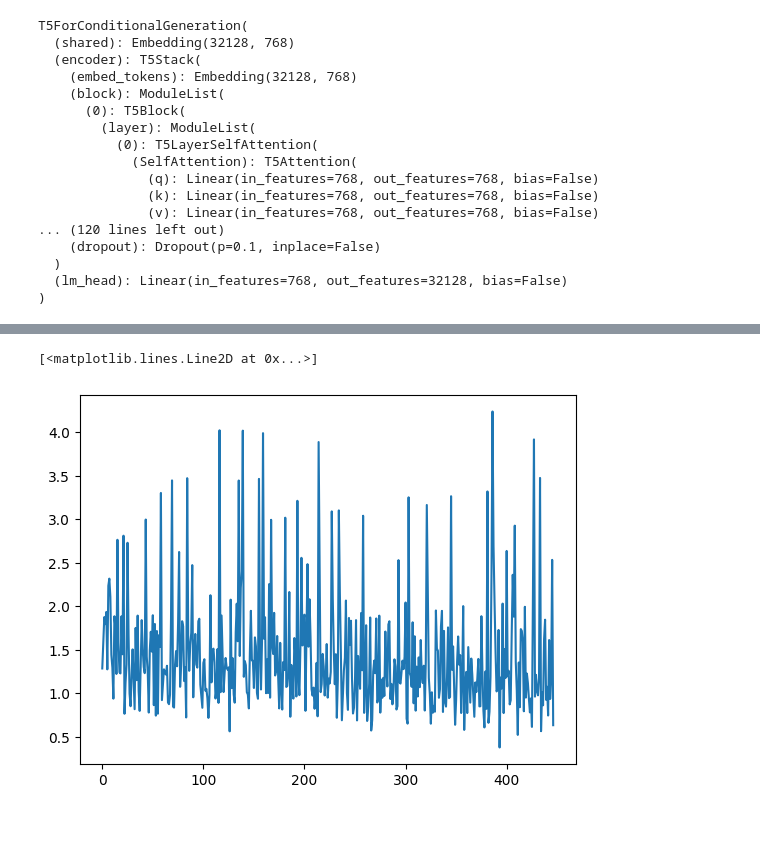
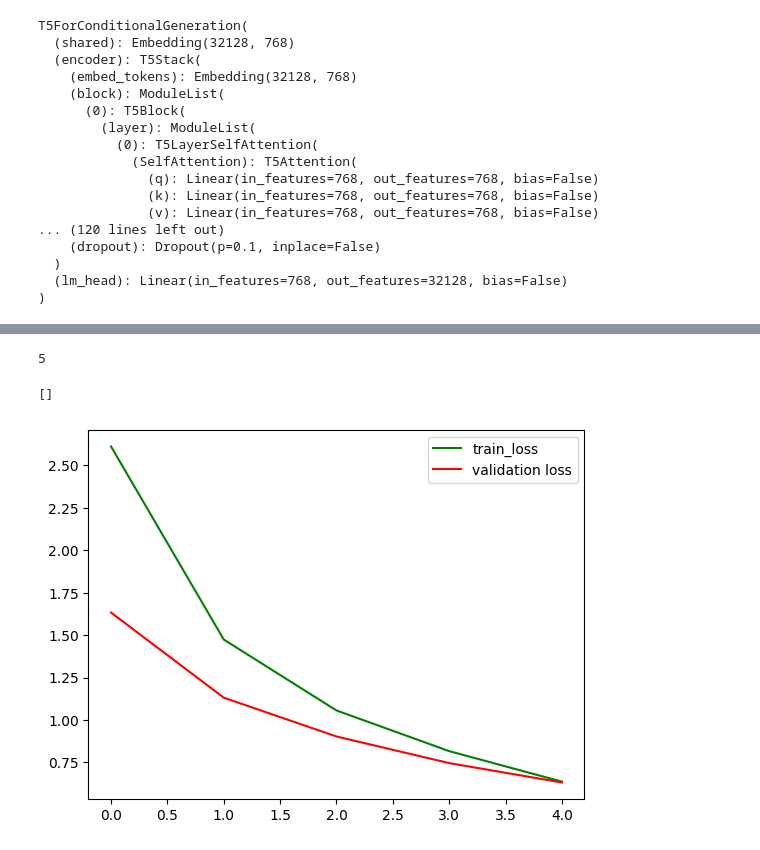
Before and after one commit to ChaitaliV/IITDelhi-RA, a Jupyter notebook: basic_model.ipynb, the cells around one changed output, grey strips where cells are left out. Cells and saved outputs as stored; diff of their text form; code cells hidden in the pictures.

```diff
--- a/basic_model.ipynb
+++ b/basic_model.ipynb
@@ -62,7 +59,7 @@ device = 'cuda:0'
 pattern_len = 218
 response_len = 512
 batch_size = 4
-epochs = 10
+epochs = 5
 optimizer = AdamW(model.parameters(), lr=0.0001)
 # %% [output]
 For now, this behavior is kept to avoid breaking backwards compatibility when padding/encoding with `truncation is True`.
@@ -228,9 +235,15 @@ OutOfMemoryError: ignored
-# %%
-import matplotlib.pyplot as plt
-plt.plot(np.arange(0,447), train_loss_set)
-# %% [output]
-[<matplotlib.lines.Line2D at 0x...>]
-[figure, removed]
+# %%
+len(val_loss_set)
+# %% [output]
+5
+# %%
+plt.plot(np.arange(0, len(train_loss_set)), train_loss_set, color = 'g', label = 'train_loss')
+plt.plot(np.arange(0,len(val_loss_set)), val_loss_set, color = 'r', label = 'validation loss')
+plt.legend()
+plt.plot()
+# %% [output]
+[]
+[figure, added]
 # %%
 from google.colab import drive
 drive.mount('/content/drive')
```
Also changed, not shown: parts of 18 cells of this notebook.
